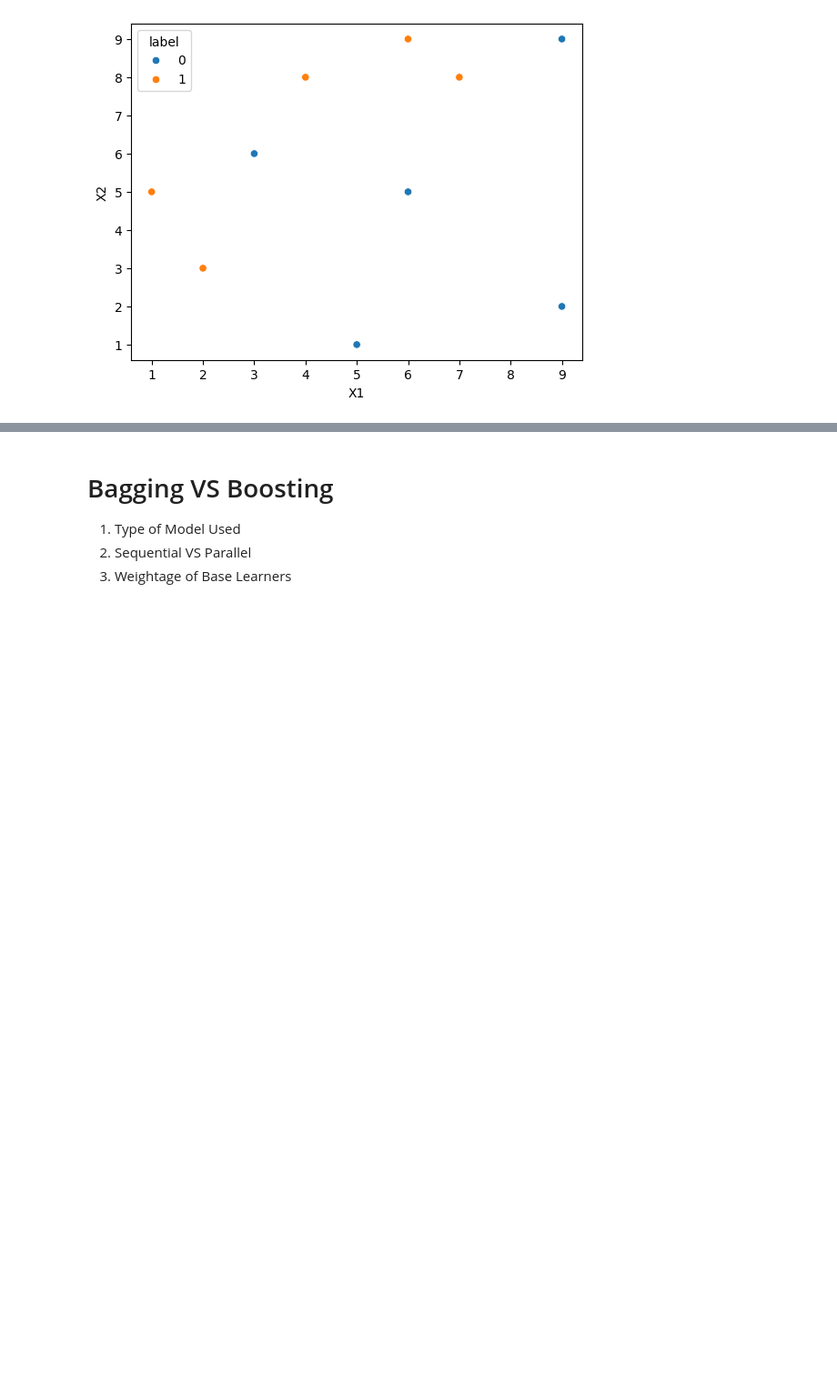
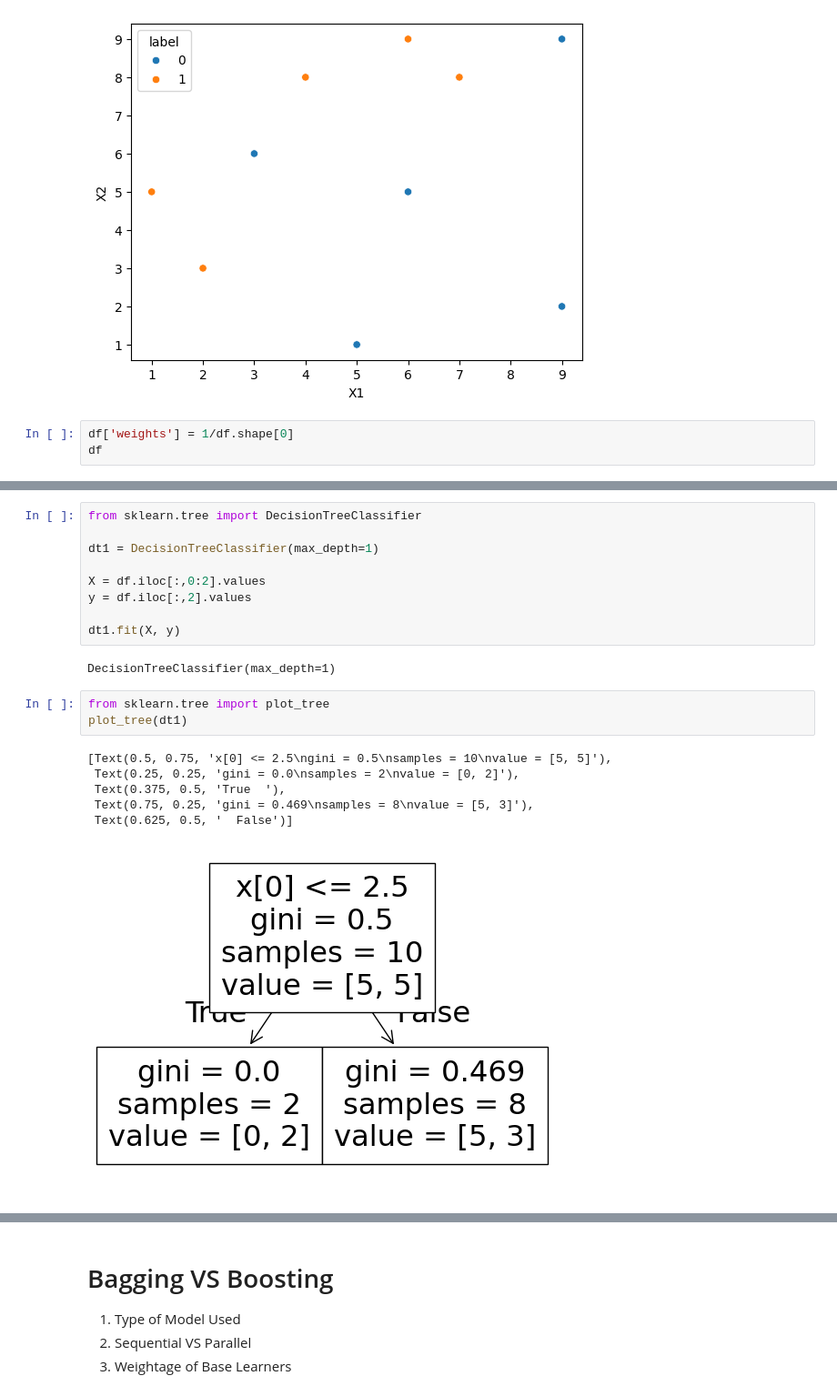
Before and after one commit to ahmedfakhar747/machine-learning-notebooks, a Jupyter notebook: 50_AdaBoost_Intuition_and_Implementation.ipynb, the cells around one changed output, grey strips where cells are left out. Shown at 91% size. Drawn from its saved outputs; the diff is of its cells as text; blank space fills up the shorter version.

```diff
--- a/50_AdaBoost_Intuition_and_Implementation.ipynb
+++ b/50_AdaBoost_Intuition_and_Implementation.ipynb
@@ -34,3 +34,6 @@ sns.scatterplot(x=df['X1'],y=df['X2'],hue=df['label'])
 plt.show()
 # %% [output]
 [figure]
+# %%
+df['weights'] = 1/df.shape[0]
+df
@@ -36,0 +52,21 @@ plt.show()
+# %%
+from sklearn.tree import DecisionTreeClassifier
+
+dt1 = DecisionTreeClassifier(max_depth=1)
+
+X = df.iloc[:,0:2].values
+y = df.iloc[:,2].values
+
+dt1.fit(X, y)
+# %% [output]
+DecisionTreeClassifier(max_depth=1)
+# %%
+from sklearn.tree import plot_tree
+plot_tree(dt1)
+# %% [output]
+[Text(0.5, 0.75, 'x[0] <= 2.5\ngini = 0.5\nsamples = 10\nvalue = [5, 5]'),
+ Text(0.25, 0.25, 'gini = 0.0\nsamples = 2\nvalue = [0, 2]'),
+ Text(0.375, 0.5, 'True  '),
+ Text(0.75, 0.25, 'gini = 0.469\nsamples = 8\nvalue = [5, 3]'),
+ Text(0.625, 0.5, '  False')]
+[figure, added]
```
Also changed, not shown: parts of 15 cells of this notebook.
